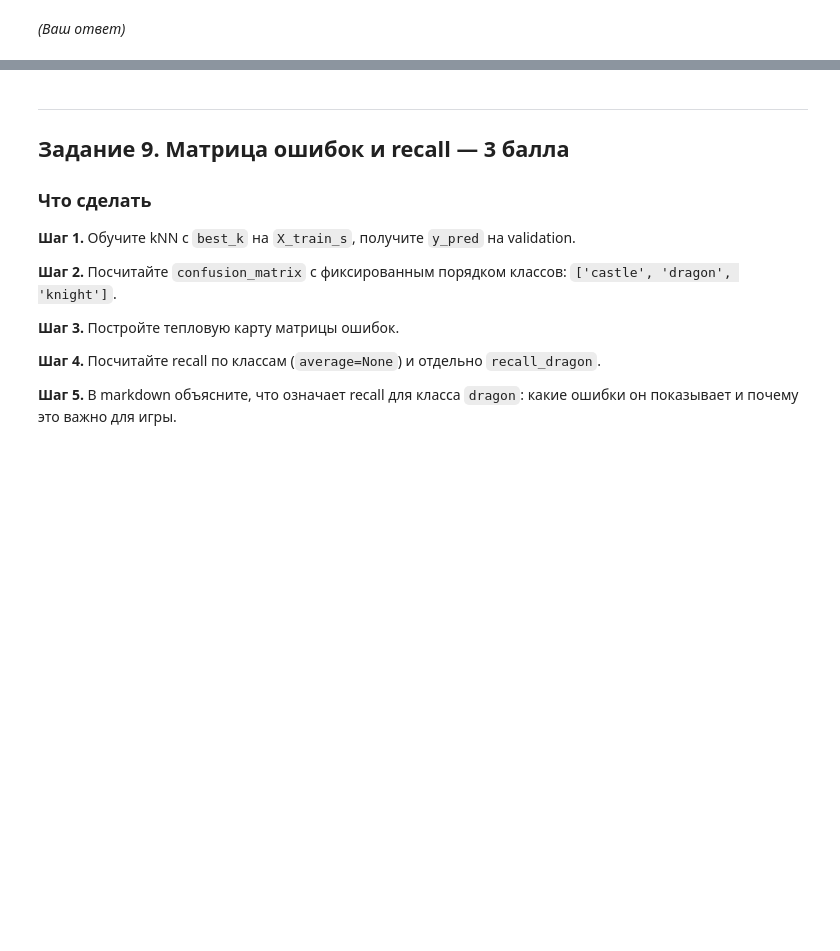
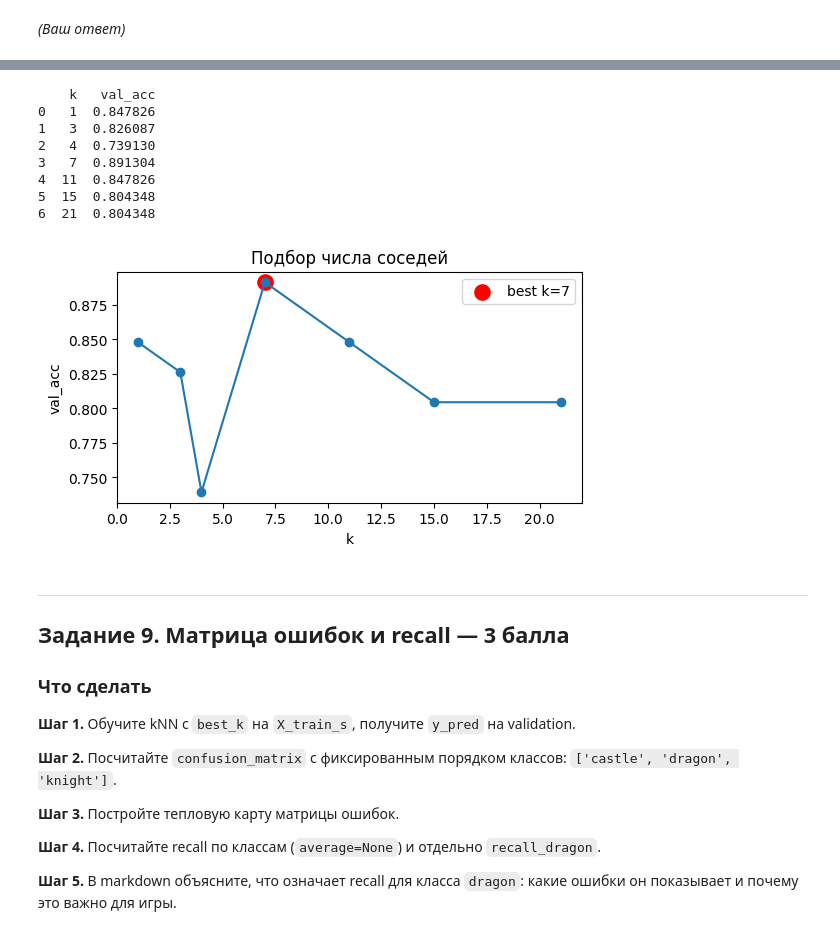
Before and after one commit to gurovic/ml-speckurs, a Jupyter notebook: Урок_22_ML_workflow_и_kNN_Практика/knn_imba_hand_solution.ipynb, the cells around one changed output, grey strips where cells are left out. Drawn from its saved outputs; the diff is of its cells as text; code cells hidden in the pictures; blank space fills up the shorter version.

```diff
--- a/Урок_22_ML_workflow_и_kNN_Практика/knn_imba_hand_solution.ipynb
+++ b/Урок_22_ML_workflow_и_kNN_Практика/knn_imba_hand_solution.ipynb
@@ -402,3 +402,16 @@ knn_acc
 - `fit` на val/test → минус **1.0**.
 - Нет сравнения двух accuracy → минус **0.5**.
 - Нет markdown-вывода → минус **0.5**.
+# %%
+scaler = StandardScaler()
+scaler.fit(X_train)
+X_train_s = scaler.transform(X_train)
+X_val_s = scaler.transform(X_val)
+X_test_s = scaler.transform(X_test)
+
+knn_s = KNeighborsClassifier(n_neighbors=5)
+knn_s.fit(X_train_s, y_train)
+y_pred_s = knn_s.predict(X_val_s)
+acc_scaled = accuracy_score(y_val, y_pred_s)
+print(y_pred_s != y_knn )
+print(acc_scaled, knn_acc)
@@ -430,3 +453,28 @@ knn_acc
+# %%
+val_acc = []
+for k in [1, 3, 4, 7, 11, 15, 21]:
+    knn = KNeighborsClassifier(n_neighbors=k)
+    knn.fit(X_train_s, y_train)
+    val_acc.append(accuracy_score(y_val, knn.predict(X_val_s)))
+
+k_results = pd.DataFrame({'k':[1, 3, 4, 7, 11, 15, 21], 'val_acc':val_acc})
+print(k_results)
+plt.figure(figsize=(6,3))
+plt.plot(k_results['k'], k_results['val_acc'], 'o-')
+best_k=int(k_results.loc[k_results.val_acc.idxmax(),'k'])
+best_acc = k_results.loc[k_results['k']==best_k,'val_acc'].iloc[0]
+plt.scatter([best_k],[best_acc], s=120, c='red', label=f'best k={best_k}')
+plt.xlabel('k'); plt.ylabel('val_acc'); plt.title('Подбор числа соседей'); plt.legend(); plt.show()
+# %% [output]
+    k   val_acc
+0   1  0.847826
+1   3  0.826087
+2   4  0.739130
+3   7  0.891304
+4  11  0.847826
+5  15  0.804348
+6  21  0.804348
+[figure, added]
 # %% [markdown]
 ---
 ## Задание 9. Матрица ошибок и recall — **3 балла**
```
Also changed, not shown: parts of 6 cells of this notebook, 2 other files.
